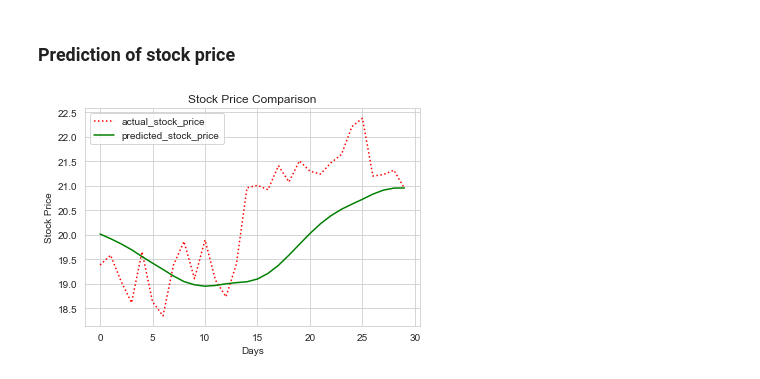
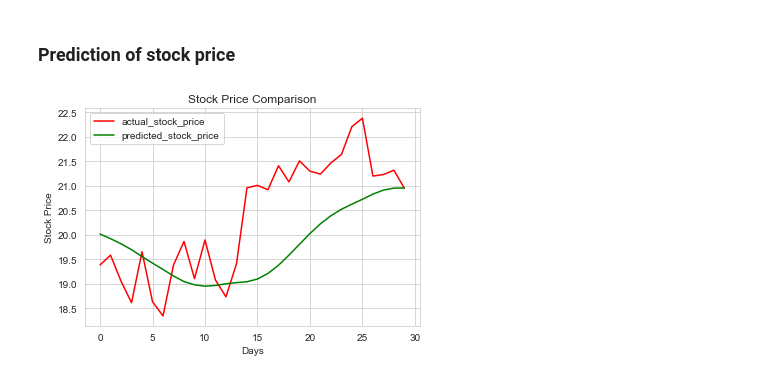
Before and after one commit to lgpatruyo/Stock_Price_Prediction, a Jupyter notebook: Stock_Prediction.ipynb, the cells around one changed output. Drawn from its saved outputs; the diff is of its cells as text; code cells hidden in the pictures.

```diff
--- a/Stock_Prediction.ipynb
+++ b/Stock_Prediction.ipynb
@@ -139,6 +140,7 @@ def training_data (stock, period_years = 1):
     end = datetime.now()
     start = datetime(end.year - period_years, end.month, end.day)
 
+    # importing data from yahoo finance
     data = yf.download(stock,
                        start=start,
                        end=end,
@@ -147,12 +149,12 @@ def training_data (stock, period_years = 1):
 
     # Creating an array with the Adj Close values for the specified time period.
     # Reshape to create a column array
-    data = np.array(data['Adj Close'])
-    data = data.reshape(-1,1)
+    data_price = np.array(data['Adj Close'])
+    data_price = data_price.reshape(-1,1)
 
     # Normalizing the data
     sc = MinMaxScaler(feature_range = (0, 1))
-    training_set_scaled = sc.fit_transform(data)
+    training_set_scaled = sc.fit_transform(data_price)
 
     # Creating a data structure with 60 timesteps (X_data) and 1 output (y_data)
     X_data = []
@@ -276,9 +282,10 @@ actual_stock_price_reshaped = y_test.reshape(-1,1)
 actual_stock_price = sc.inverse_transform(actual_stock_price_reshaped)
 # %%
+# Creating a dataframe with the actual and predicted stock prices. Dataframe is used below to plot the price trends
 stock_df = pd.DataFrame({'actual_stock_price': actual_stock_price.flatten(),
                          'predicted_stock_price' : predicted_stock_price.flatten()},
                           index = [i for i in range(len(actual_stock_price))])
 
-stock_df.plot(style = [':','-'], color = ['red', 'green'], xlabel = 'Days', ylabel = 'Stock Price', title = 'Stock Price Comparison');
+stock_df.plot(style = ['-','-'], color = ['red', 'green'], xlabel = 'Days', ylabel = 'Stock Price', title = 'Stock Price Comparison');
 # %% [output]
-[figure, old version]
+[figure, new version]
```
Also changed, not shown: parts of 25 cells of this notebook.
